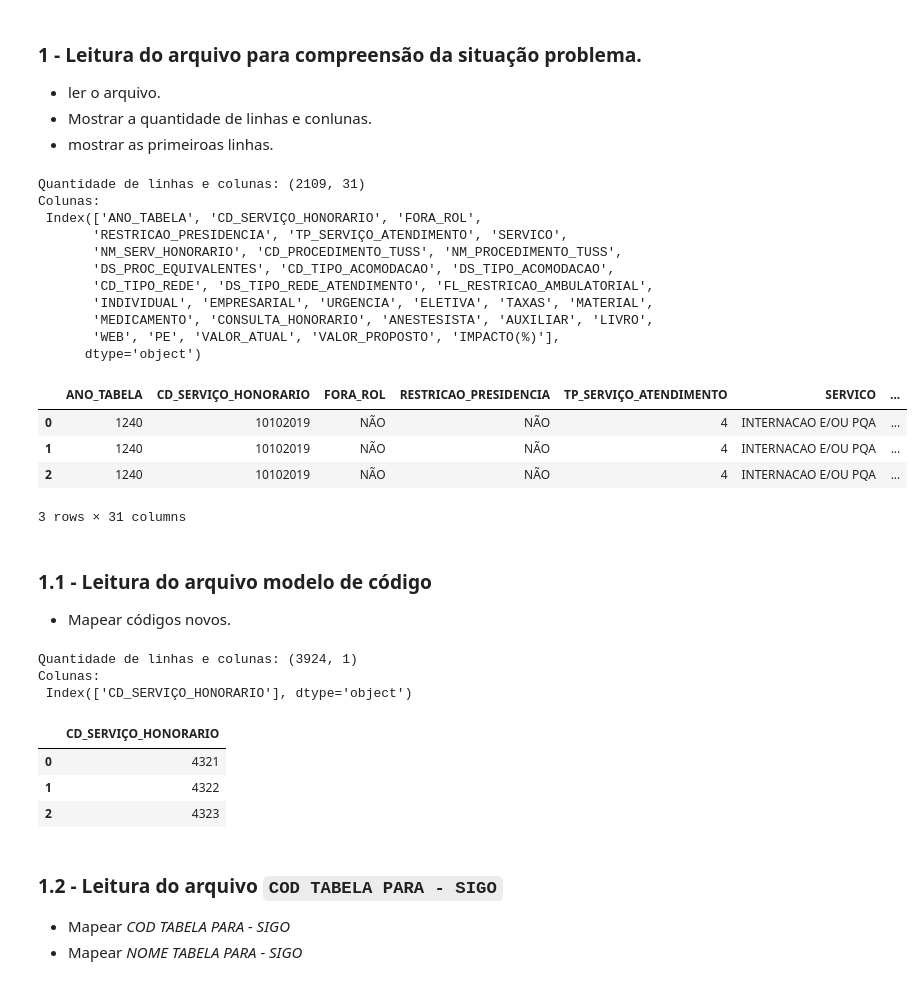
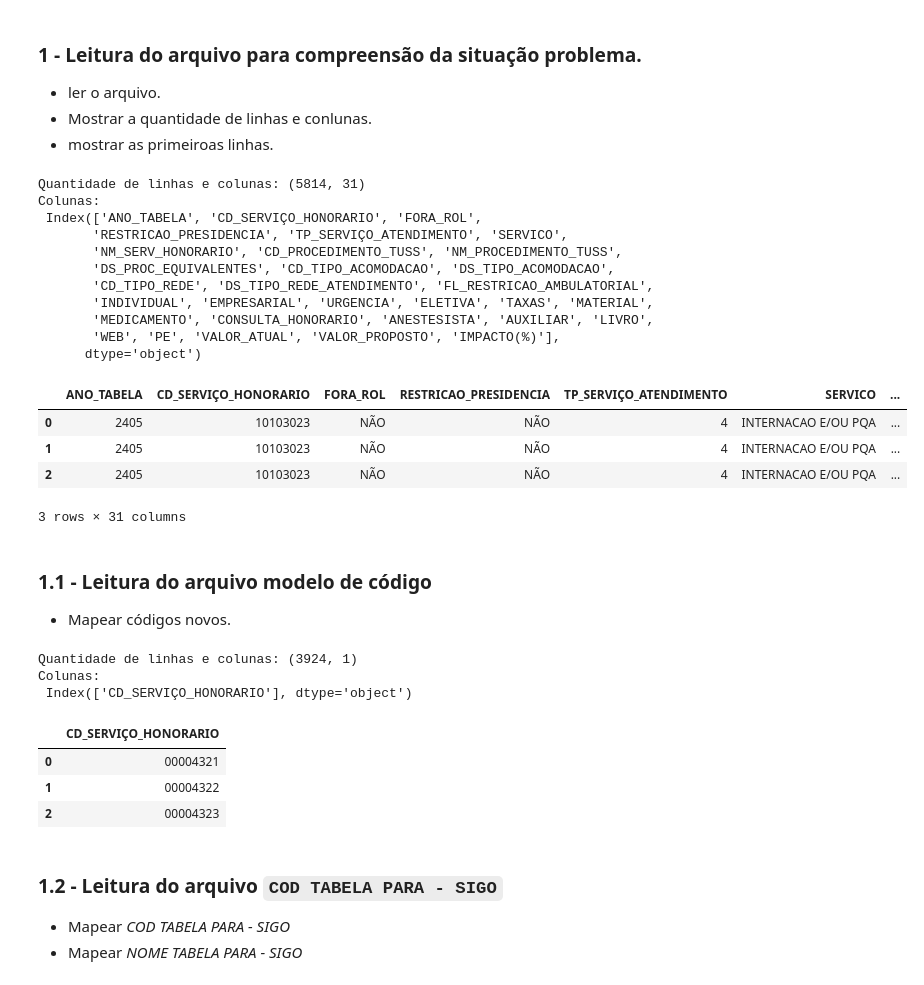
Before and after one commit to Jefferson170713/Project_HapDoc, a Jupyter notebook: script_teste.ipynb, the cells around one changed output. Drawn from its saved outputs; the diff is of its cells as text; code cells hidden in the pictures.

```diff
--- a/script_teste.ipynb
+++ b/script_teste.ipynb
@@ -6,33 +6,36 @@
 # %%
 # importando as bibliotecas necessárias
 import pandas as pd
 import numpy as np
 from pandas import ExcelWriter
 
 # lendo o arquivo
-df = pd.read_csv(r'./modelo.csv', sep=';', encoding='latin1', low_memory=False)
+df = pd.read_csv(r'./ARQUIVOS/T2182_DEMAIS_PACOTES_PROTOCOLO_424126_TIPO_PACOTE_2_07042025163931.CSV', sep=';', encoding='latin1', low_memory=False)
 # mostrando a quantidade de linhas e colunas
 print(f'Quantidade de linhas e colunas: {df.shape}')
+df['CD_SERVIÇO_HONORARIO'] = df['CD_SERVIÇO_HONORARIO'].astype(str).str.replace('.0', '').str.zfill(8)
+df['CD_PROCEDIMENTO_TUSS'] = df['CD_PROCEDIMENTO_TUSS'].astype(str).str.replace('.0', '')
+df['CD_TIPO_ACOMODACAO'] = df['CD_TIPO_ACOMODACAO'].astype(str).str.replace('.0', '')
 # Mostrando as colunas
 print(f'Colunas: \n {df.columns}')
 # Mostrando as primeiras linhas
 df.head(3)
 # %% [output]
-Quantidade de linhas e colunas: (2109, 31)
+Quantidade de linhas e colunas: (5814, 31)
 Colunas:
  Index(['ANO_TABELA', 'CD_SERVIÇO_HONORARIO', 'FORA_ROL',
        'RESTRICAO_PRESIDENCIA', 'TP_SERVIÇO_ATENDIMENTO', 'SERVICO',
        'NM_SERV_HONORARIO', 'CD_PROCEDIMENTO_TUSS', 'NM_PROCEDIMENTO_TUSS',
        'DS_PROC_EQUIVALENTES', 'CD_TIPO_ACOMODACAO', 'DS_TIPO_ACOMODACAO',
        'CD_TIPO_REDE', 'DS_TIPO_REDE_ATENDIMENTO', 'FL_RESTRICAO_AMBULATORIAL',
        'INDIVIDUAL', 'EMPRESARIAL', 'URGENCIA', 'ELETIVA', 'TAXAS', 'MATERIAL',
        'MEDICAMENTO', 'CONSULTA_HONORARIO', 'ANESTESISTA', 'AUXILIAR', 'LIVRO',
        'WEB', 'PE', 'VALOR_ATUAL', 'VALOR_PROPOSTO', 'IMPACTO(%)'],
       dtype='object')
 |  | ANO_TABELA | CD_SERVIÇO_HONORARIO | FORA_ROL | RESTRICAO_PRESIDENCIA | TP_SERVIÇO_ATENDIMENTO | SERVICO | ... |
-| 0 | 1240 | 10102019 | NÃO | NÃO | 4 | INTERNACAO E/OU PQA | ... |
-| 1 | 1240 | 10102019 | NÃO | NÃO | 4 | INTERNACAO E/OU PQA | ... |
-| 2 | 1240 | 10102019 | NÃO | NÃO | 4 | INTERNACAO E/OU PQA | ... |
+| 0 | 2405 | 10103023 | NÃO | NÃO | 4 | INTERNACAO E/OU PQA | ... |
+| 1 | 2405 | 10103023 | NÃO | NÃO | 4 | INTERNACAO E/OU PQA | ... |
+| 2 | 2405 | 10103023 | NÃO | NÃO | 4 | INTERNACAO E/OU PQA | ... |
 3 rows × 31 columns
 # %% [markdown]
 ### 1.1 - Leitura do arquivo modelo de código
@@ -48,6 +51,8 @@ df_cod = pd.read_csv(r'./modelo_cod_renomeacao.csv', sep=';', encoding='latin1',
 print(f'Quantidade de linhas e colunas: {df_cod.shape}')
 # Renomendando as colunas
 df_cod.rename( columns={'COD_RENOMEACAO':'CD_SERVIÇO_HONORARIO'}, inplace=True)
+# Convertendo os valores para string e forçando vir 8 dígitos
+df_cod['CD_SERVIÇO_HONORARIO'] = df_cod['CD_SERVIÇO_HONORARIO'].astype(str).str.replace('.0', '').str.zfill(8)
 # Mostrando as colunas
 print(f'Colunas: \n {df_cod.columns}')
 # Mostrando as primeiras linhas
@@ -57,9 +62,9 @@ Quantidade de linhas e colunas: (3924, 1)
 Colunas:
  Index(['CD_SERVIÇO_HONORARIO'], dtype='object')
 |  | CD_SERVIÇO_HONORARIO |
-| 0 | 4321 |
-| 1 | 4322 |
-| 2 | 4323 |
+| 0 | 00004321 |
+| 1 | 00004322 |
+| 2 | 00004323 |
 # %% [markdown]
 ### 1.2 - Leitura do arquivo `COD TABELA PARA - SIGO`
    - Mapear *COD TABELA PARA - SIGO*
```
Also changed, not shown: parts of 5 cells of this notebook, 4 other files.
